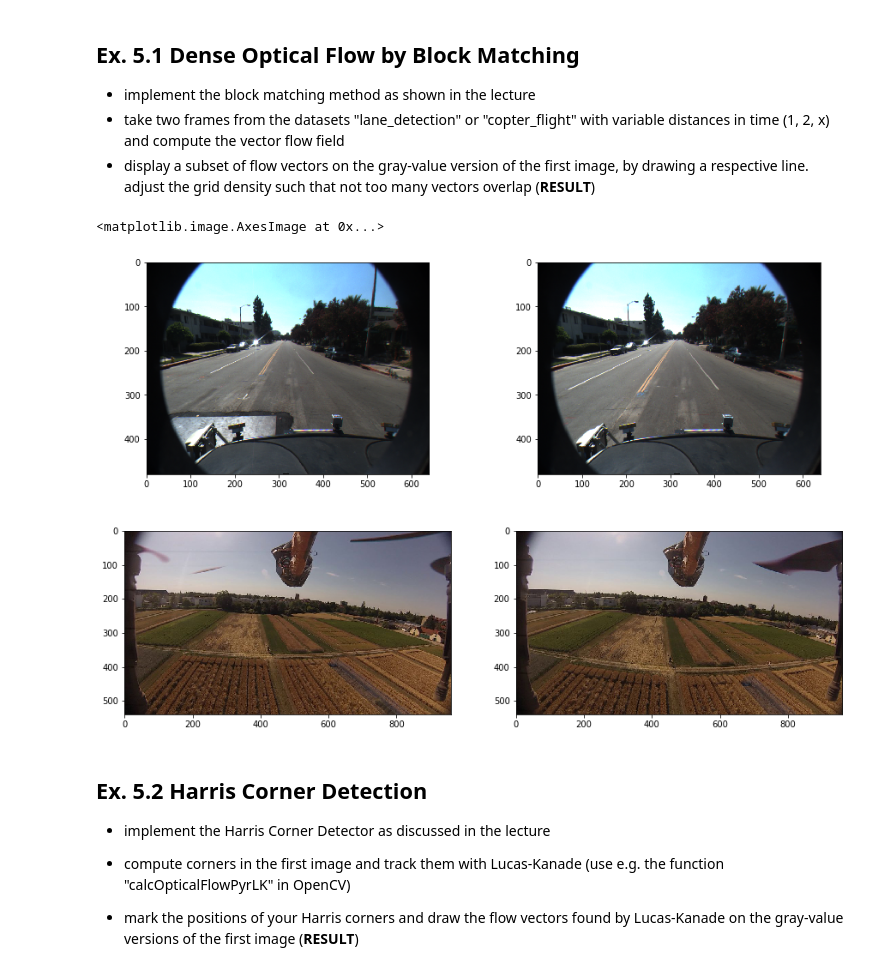
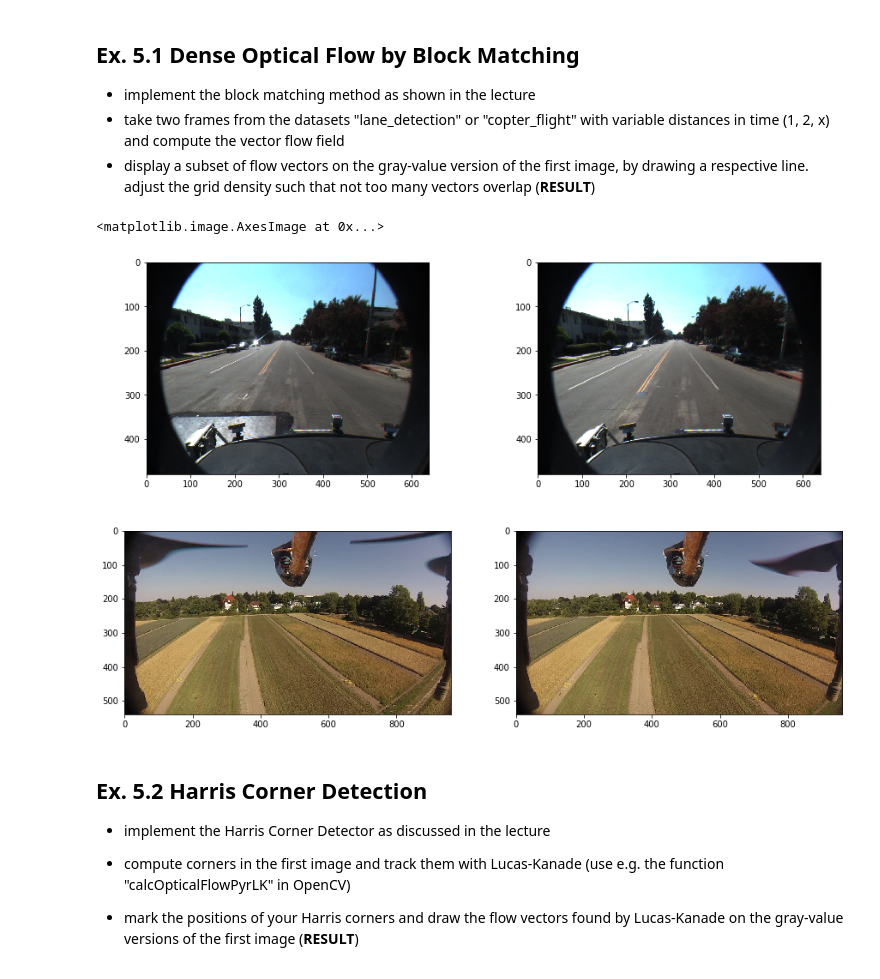
Before and after one commit to OverDriveGain/computerVision, a Jupyter notebook: 05_BlockMatching_HarrisCorners.ipynb, the cells around one changed output. Cells and saved outputs as stored; diff of their text form; code cells hidden in the pictures.

```diff
--- a/05_BlockMatching_HarrisCorners.ipynb
+++ b/05_BlockMatching_HarrisCorners.ipynb
@@ -7,33 +7,35 @@
 # %%
 %matplotlib inline
 import matplotlib.pyplot as plt
 from skimage import io, data, feature, color
+from scipy.ndimage.filters import sobel
 import numpy as np
+import math
 import cv2
 
 # Chose other images if you like
 lane1 = io.imread('images/lane_detection/f00000.png')
 lane2 = io.imread('images/lane_detection/f00001.png')
 
 # Footage from our Neurocopter project:
 # http://berlinbiorobotics.blog/projects/neurocopter/
-copter1 = io.imread('images/copter_flight/frame050.jpg')
-copter2 = io.imread('images/copter_flight/frame052.jpg')
+copter1 = io.imread('images/copter_flight/frame001.jpg')
+copter2 = io.imread('images/copter_flight/frame002.jpg')
 
 fig = plt.figure(figsize=(15, 10))
 ax11 = plt.subplot(2, 2, 1)
 ax12 = plt.subplot(2, 2, 2)
 ax21 = plt.subplot(2, 2, 3)
 ax22 = plt.subplot(2, 2, 4)
 
 ax11.imshow(lane1)
 ax12.imshow(lane2)
 
 ax21.imshow(copter1)
 ax22.imshow(copter2)
 # %% [output]
 <matplotlib.image.AxesImage at 0x...>
-[figure, old version]
+[figure, new version]
 # %% [markdown]
 ## Ex. 5.2 Harris Corner Detection
 * implement the Harris Corner Detector as discussed in the lecture
```
Also changed, not shown: parts of 1 cell of this notebook.
